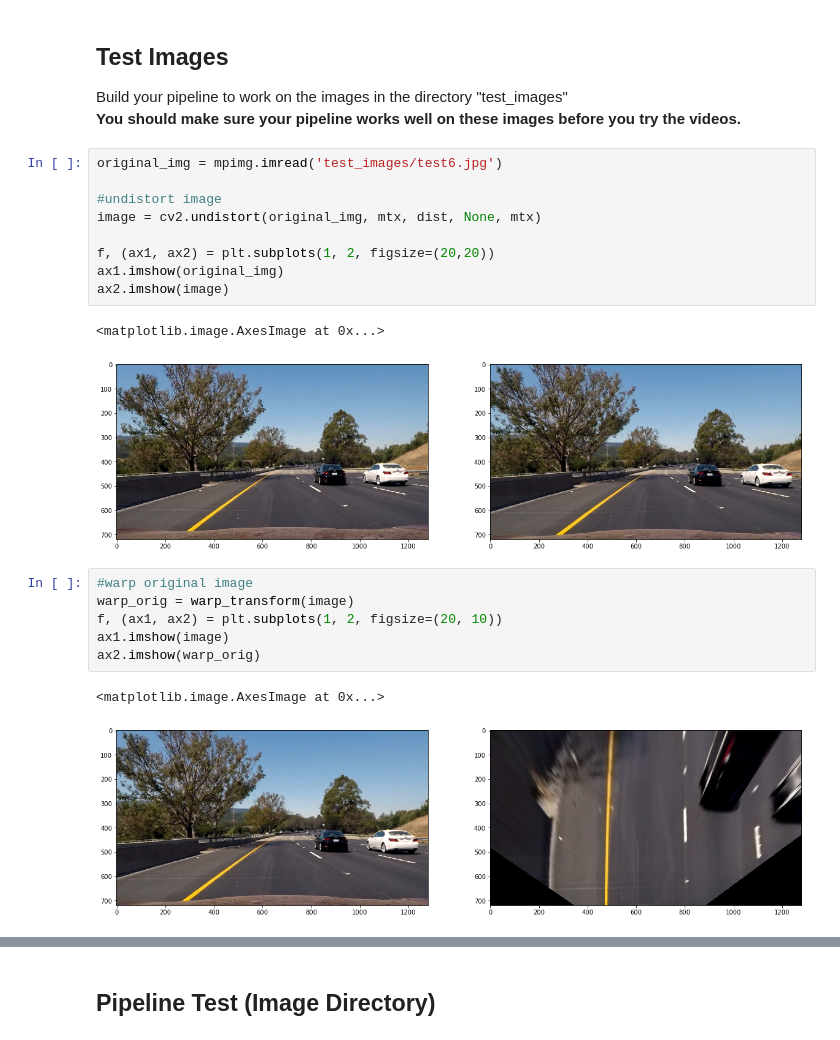
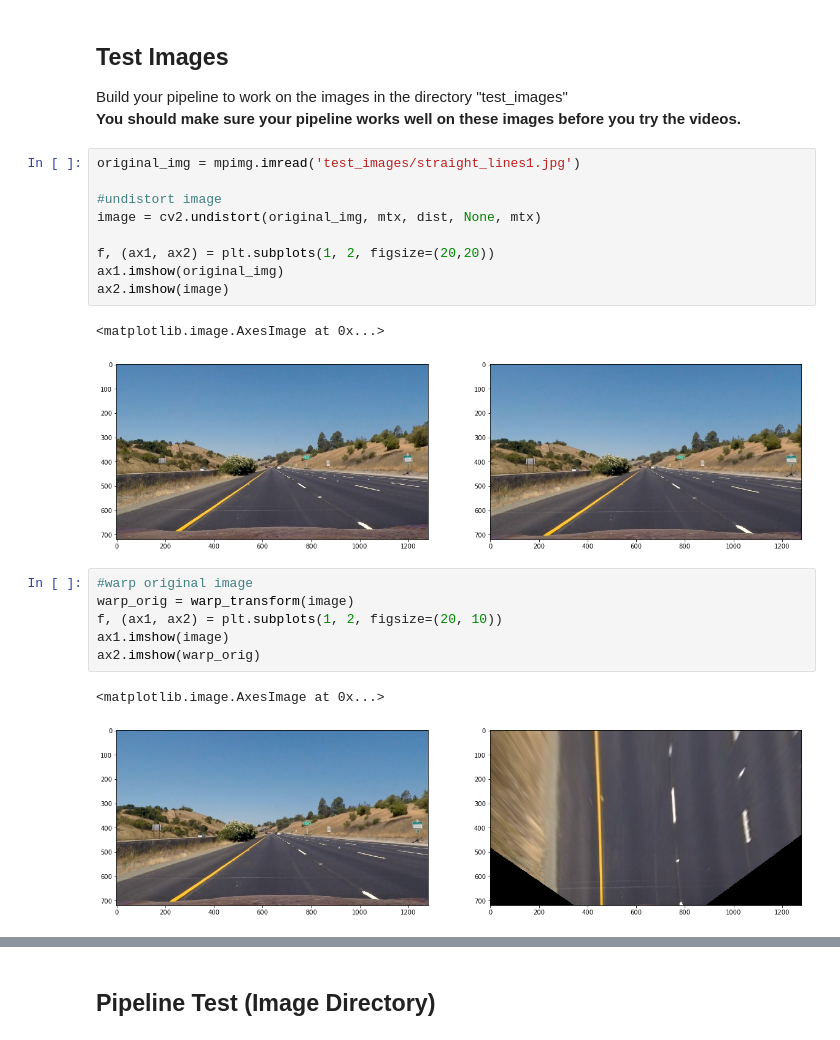
Before and after one commit to falreis/CarND-Advanced-Lane-Lines, a Jupyter notebook: code.ipynb, the cells around one changed output, grey strips where cells are left out. Drawn from its saved outputs; the diff is of its cells as text.

```diff
--- a/code.ipynb
+++ b/code.ipynb
@@ -855,17 +841,17 @@ calibration15.jpg
 Build your pipeline to work on the images in the directory "test_images"
 **You should make sure your pipeline works well on these images before you try the videos.**
 # %%
-original_img = mpimg.imread('test_images/test6.jpg')
+original_img = mpimg.imread('test_images/straight_lines1.jpg')
 
 #undistort image
 image = cv2.undistort(original_img, mtx, dist, None, mtx)
 
 f, (ax1, ax2) = plt.subplots(1, 2, figsize=(20,20))
 ax1.imshow(original_img)
 ax2.imshow(image)
 # %% [output]
 <matplotlib.image.AxesImage at 0x...>
-[figure, old version]
+[figure, new version]
 # %%
 #warp original image
 warp_orig = warp_transform(image)
@@ -874,7 +860,7 @@ ax1.imshow(image)
 ax2.imshow(warp_orig)
 # %% [output]
 <matplotlib.image.AxesImage at 0x...>
-[figure, old version]
+[figure, new version]
 # %%
 warp_hsl = hls_color(warp_orig)
 plt.figure(figsize=(7,7))
```
Also changed, not shown: parts of 23 cells of this notebook, 14 other files.
